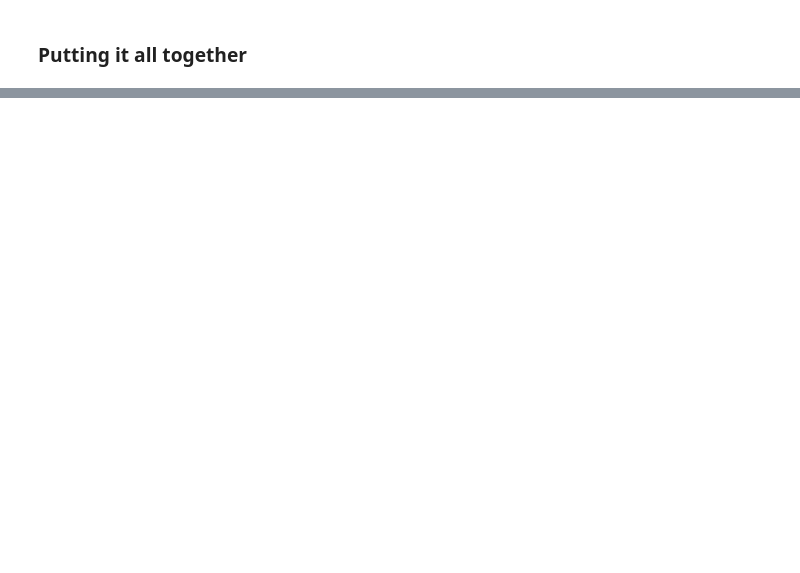
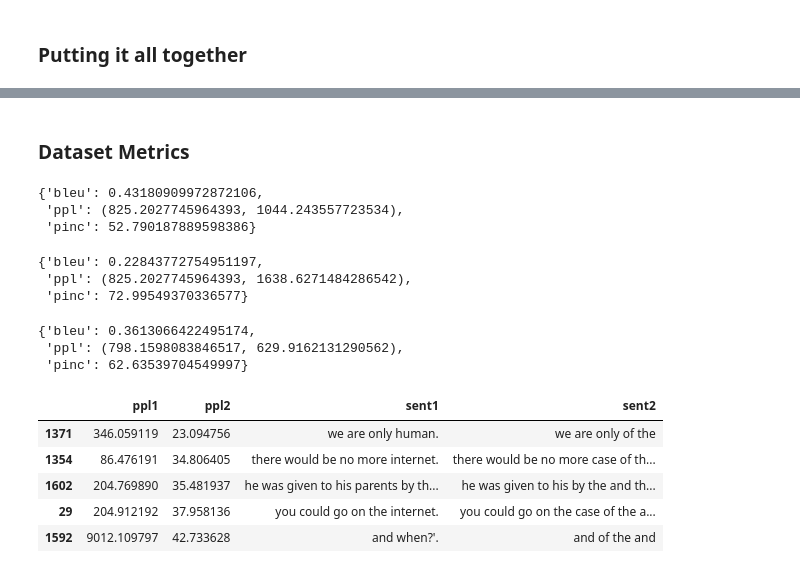
Before and after one commit to spencerbraun/sophisticated_style_transfer, a Jupyter notebook: Evaluation.ipynb, the cells around one changed output, grey strips where cells are left out. Drawn from its saved outputs; the diff is of its cells as text; code cells hidden in the pictures; blank space fills up the shorter version.

```diff
--- a/Evaluation.ipynb
+++ b/Evaluation.ipynb
@@ -501,0 +390,2 @@ Consider using lower n-gram order or use SmoothingFunction()
+# %% [markdown]
+### Dataset Metrics
@@ -501,0 +401,51 @@ Consider using lower n-gram order or use SmoothingFunction()
+# %%
+naive_1 = readNaiveTest(1)
+naive_2 = readNaiveTest(2)
+naive_3 = readNaiveTest(3)
+# %%
+kenlm_1 = train_ngram_lm('kenlm', 'data/processed/soph_train.txt', 'klm_soph_1.arpa', 5, load=True)
+kenlm_2 = train_ngram_lm('kenlm', 'data/processed/soph_train_2.txt', 'klm_soph_2.arpa', 5, load=True)
+kenlm_3 = train_ngram_lm('kenlm', 'data/processed/soph_train_3.txt', 'klm_soph_3.arpa', 5, load=True)
+# %%
+globalMetrics(naive_1, rev_orig, kenlm_1)
+# %% [output]
+{'bleu': 0.43180909972872106,
+ 'ppl': (825.2027745964393, 1044.243557723534),
+ 'pinc': 52.790187889598386}
+# %%
+globalMetrics(naive_1, rev_HLR, kenlm_1)
+# %% [output]
+{'bleu': 0.22843772754951197,
+ 'ppl': (825.2027745964393, 1638.6271484286542),
+ 'pinc': 72.99549370336577}
+# %%
+globalMetrics(naive_2, rev_soph2, kenlm_2)
+# %% [output]
+{'bleu': 0.3613066422495174,
+ 'ppl': (798.1598083846517, 629.9162131290562),
+ 'pinc': 62.63539704549997}
+# %%
+def SentencePplFrame(reference, transferred, klm):
+    ppl_dict = {}
+    for i in range(len(reference)):
+        ppl_dict[i] = {'ppl':(get_ppl(klm, [reference[i]]), get_ppl(klm, [transferred[i]])),
+                       'sent1': reference[i],
+                       'sent2': transferred[i]}
+    test_df = pd.DataFrame(ppl_dict).T
+    test_df['ppl1'] = test_df.ppl.apply(lambda x: x[0])
+    test_df['ppl2'] = test_df.ppl.apply(lambda x: x[1])
+    test_df = test_df.sort_values('ppl2')
+    cols = ['ppl1', 'ppl2', 'sent1', 'sent2']
+
+    return test_df[cols]
+# %%
+df2 = SentencePplFrame(naive_2, rev_soph2, kenlm_2)
+# %%
+df2.head()
+# %% [output]
+|  | ppl1 | ppl2 | sent1 | sent2 |
+| 1371 | 346.059119 | 23.094756 | we are only human. | we are only of the |
+| 1354 | 86.476191 | 34.806405 | there would be no more internet. | there would be no more case of th... |
+| 1602 | 204.769890 | 35.481937 | he was given to his parents by th... | he was given to his by the and th... |
+| 29 | 204.912192 | 37.958136 | you could go on the internet. | you could go on the case of the a... |
+| 1592 | 9012.109797 | 42.733628 | and when?'. | and of the and |
```
Also changed, not shown: parts of 52 cells of this notebook, 3 other files.
